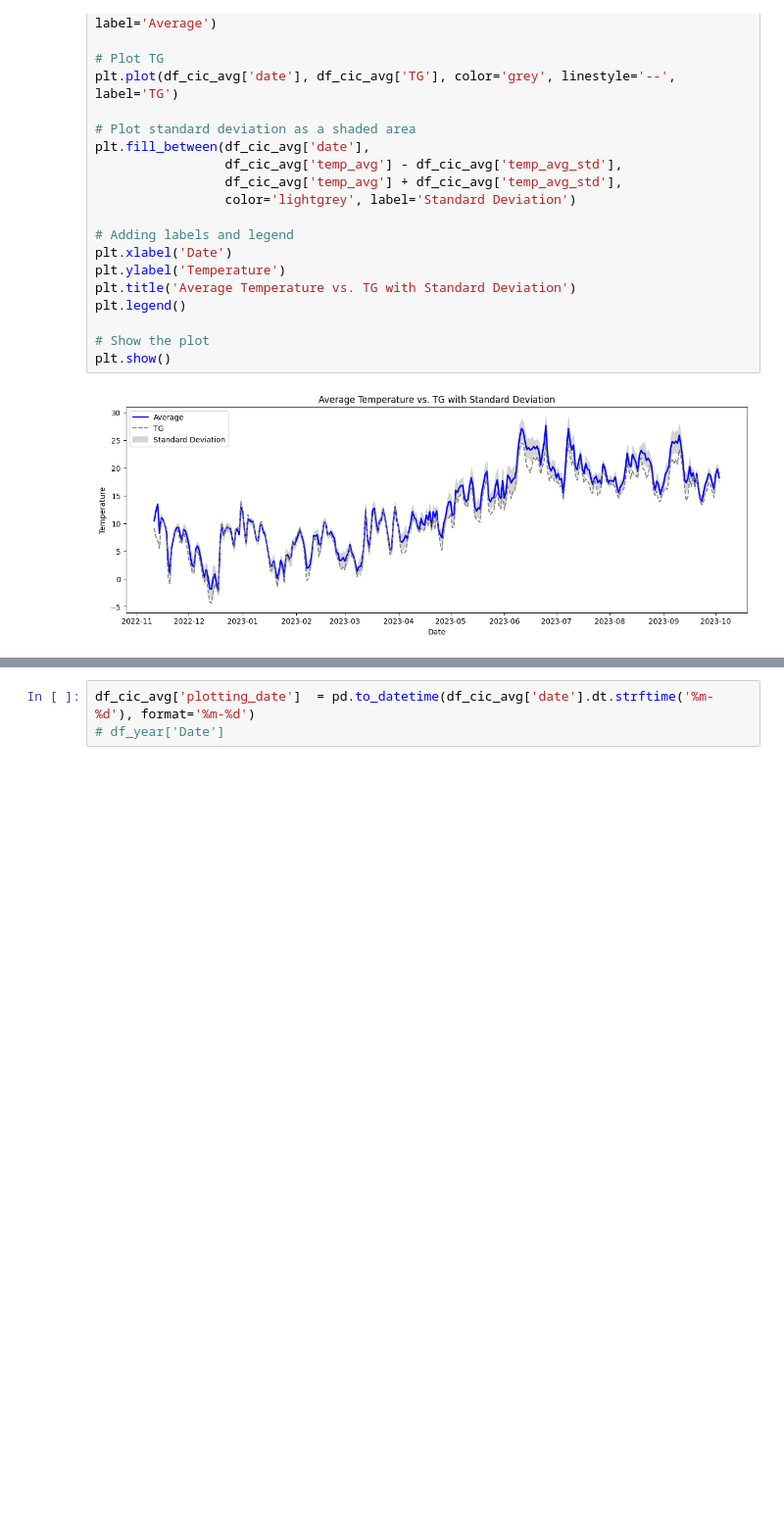
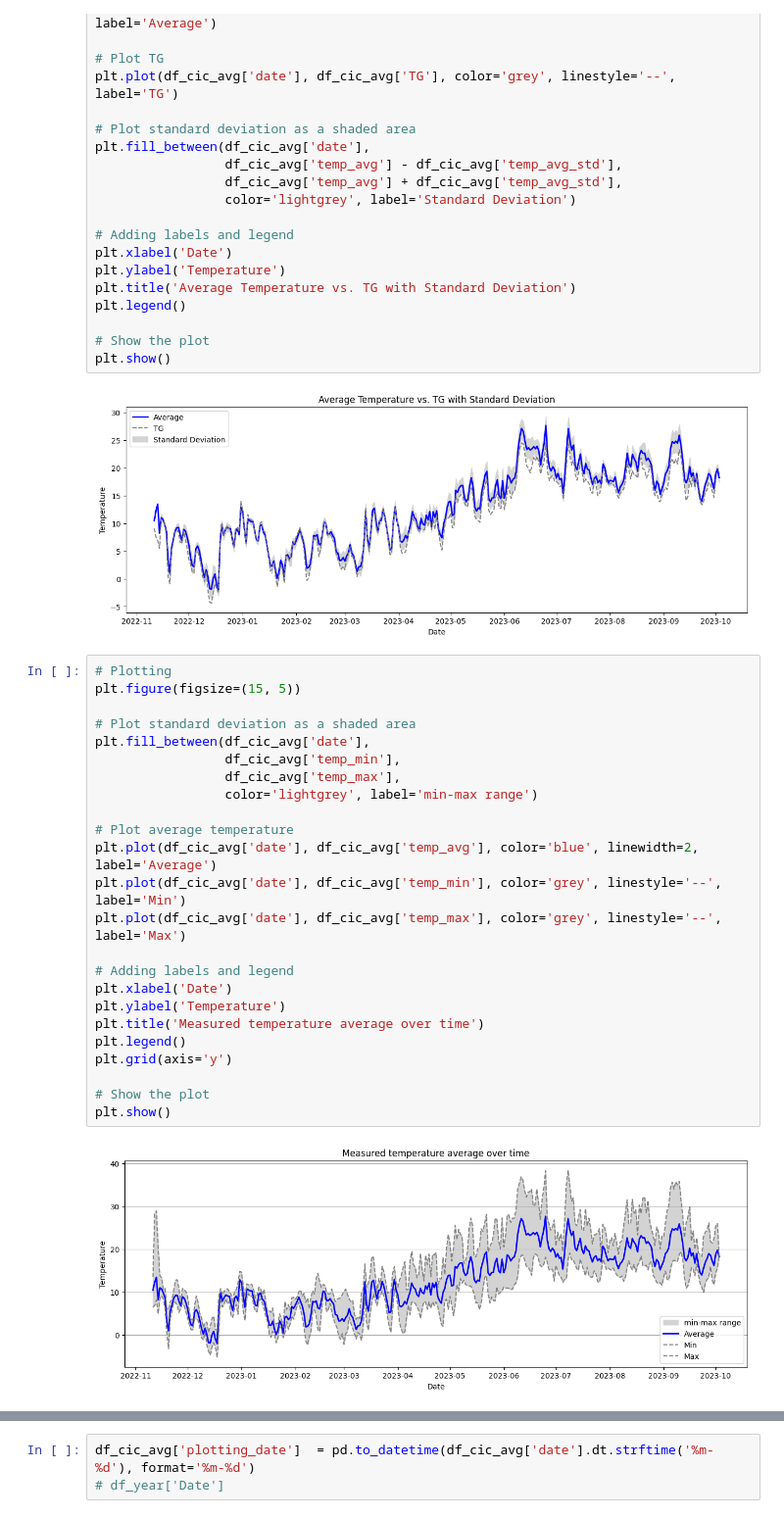
Before and after one commit to season0112/quatt_data_analysis, a Jupyter notebook: guaranteed-savings/Explorative_temperature_extrapolation.ipynb, the cells around one changed output, grey strips where cells are left out. Shown at 98% size. Cells and saved outputs as stored; diff of their text form; blank space fills up the shorter version.

```diff
--- a/guaranteed-savings/Explorative_temperature_extrapolation.ipynb
+++ b/guaranteed-savings/Explorative_temperature_extrapolation.ipynb
@@ -185,6 +189,32 @@ plt.legend()
 plt.show()
 # %% [output]
 [figure]
+# %%
+# Plotting
+plt.figure(figsize=(15, 5))
+
+# Plot standard deviation as a shaded area
+plt.fill_between(df_cic_avg['date'],
+                 df_cic_avg['temp_min'],
+                 df_cic_avg['temp_max'],
+                 color='lightgrey', label='min-max range')
+
+# Plot average temperature
+plt.plot(df_cic_avg['date'], df_cic_avg['temp_avg'], color='blue', linewidth=2, label='Average')
+plt.plot(df_cic_avg['date'], df_cic_avg['temp_min'], color='grey', linestyle='--', label='Min')
+plt.plot(df_cic_avg['date'], df_cic_avg['temp_max'], color='grey', linestyle='--', label='Max')
+
+# Adding labels and legend
+plt.xlabel('Date')
+plt.ylabel('Temperature')
+plt.title('Measured temperature average over time')
+plt.legend()
+plt.grid(axis='y')
+
+# Show the plot
+plt.show()
+# %% [output]
+[figure, added]
 # %%
 # Plotting
 plt.figure(figsize=(15, 5))
```
Also changed, not shown: parts of 44 cells of this notebook.
